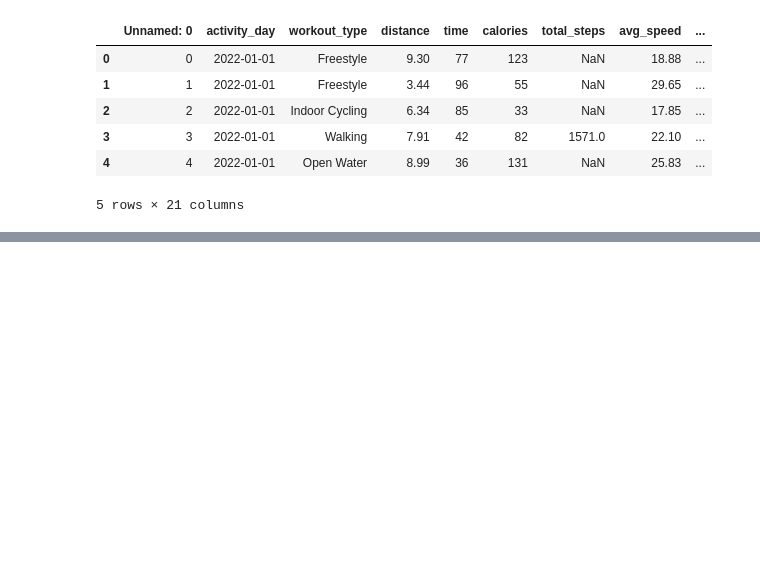
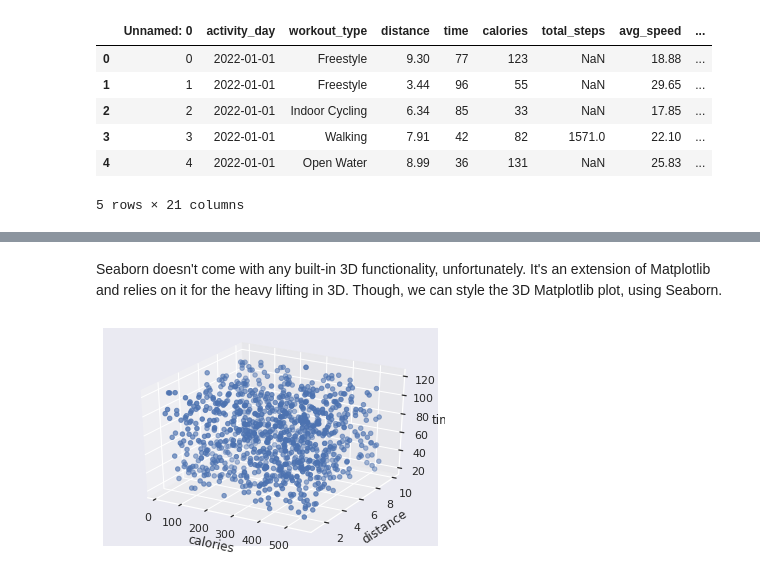
Before and after one commit to bidhan7/Data-Processing-Visualization-, a Jupyter notebook: Quiz_28.ipynb, the cells around one changed output, grey strips where cells are left out. Saved outputs shown, nothing was run; the diff lists cells and outputs as text; code cells hidden in the pictures; blank space fills up the shorter version.

```diff
--- a/Quiz_28.ipynb
+++ b/Quiz_28.ipynb
@@ -21,0 +49,22 @@ df.head()
+# %% [markdown]
+Seaborn doesn't come with any built-in 3D functionality, unfortunately. It's an extension of Matplotlib and relies on it for the heavy lifting in 3D. Though, we can style the 3D Matplotlib plot, using Seaborn.
+# %%
+from mpl_toolkits.mplot3d import Axes3D
+sns.set(style = "darkgrid")
+
+fig = plt.figure()
+ax = fig.add_subplot(111, projection = '3d')
+
+x = df['calories']
+y = df['distance']
+z = df['time']
+
+ax.set_xlabel("calories")
+ax.set_ylabel("distance")
+ax.set_zlabel("time")
+
+ax.scatter(x, y, z)
+
+plt.show()
+# %% [output]
+[figure, added]
```
Also changed, not shown: parts of 8 cells of this notebook.
